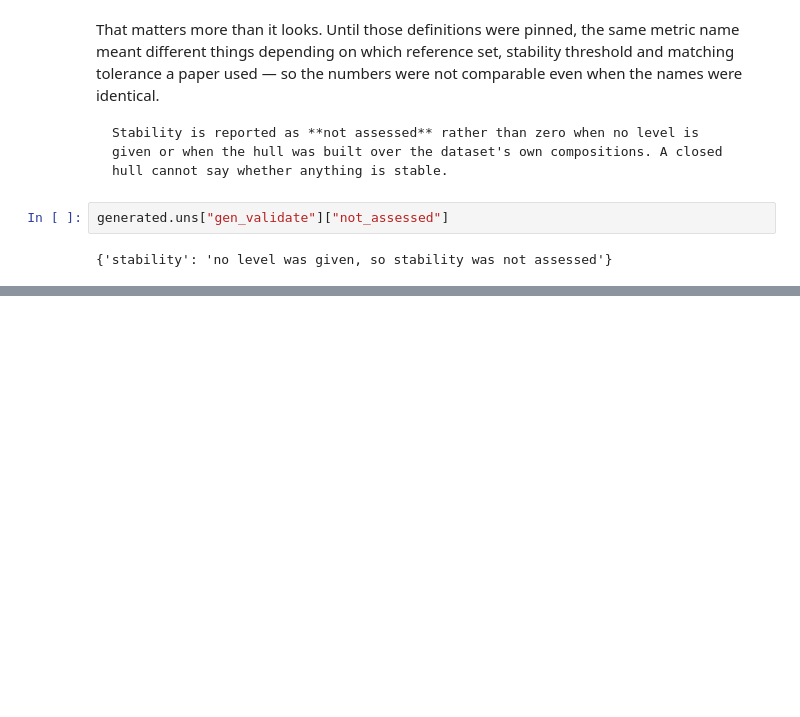
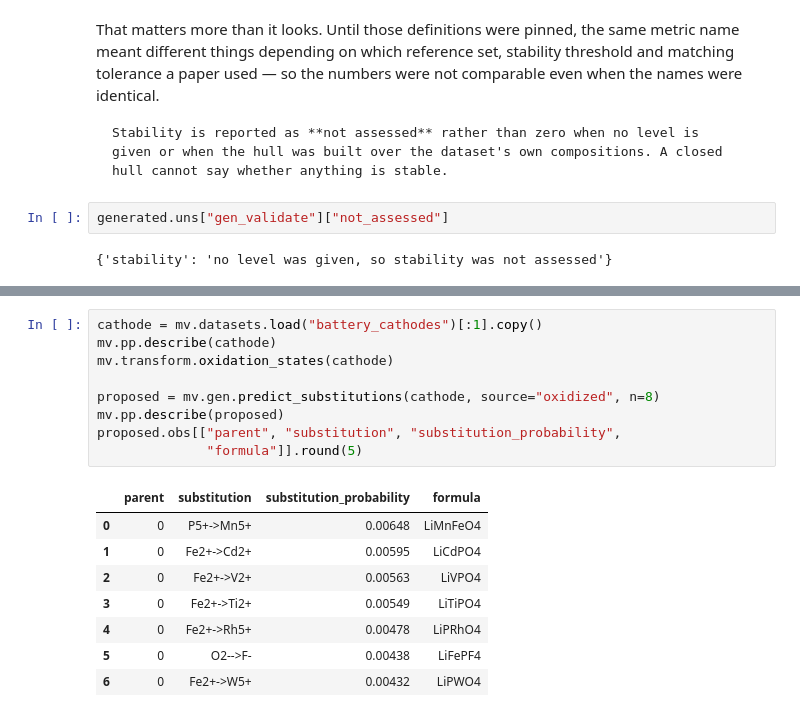
Before and after one commit to omicverse/matverse, a Jupyter notebook: matverse_guide/docs/tutorials/beyond_one_number.ipynb, the cells around one changed output, grey strips where cells are left out. Saved outputs shown, nothing was run; the diff lists cells and outputs as text; blank space fills up the shorter version.

```diff
--- a/matverse_guide/docs/tutorials/beyond_one_number.ipynb
+++ b/matverse_guide/docs/tutorials/beyond_one_number.ipynb
@@ -777,0 +783,18 @@ predicting what you have not computed, and choosing what to compute next.
+# %%
+cathode = mv.datasets.load("battery_cathodes")[:1].copy()
+mv.pp.describe(cathode)
+mv.transform.oxidation_states(cathode)
+
+proposed = mv.gen.predict_substitutions(cathode, source="oxidized", n=8)
+mv.pp.describe(proposed)
+proposed.obs[["parent", "substitution", "substitution_probability",
+              "formula"]].round(5)
+# %% [output]
+|  | parent | substitution | substitution_probability | formula |
+| 0 | 0 | P5+->Mn5+ | 0.00648 | LiMnFeO4 |
+| 1 | 0 | Fe2+->Cd2+ | 0.00595 | LiCdPO4 |
+| 2 | 0 | Fe2+->V2+ | 0.00563 | LiVPO4 |
+| 3 | 0 | Fe2+->Ti2+ | 0.00549 | LiTiPO4 |
+| 4 | 0 | Fe2+->Rh5+ | 0.00478 | LiPRhO4 |
+| 5 | 0 | O2-->F- | 0.00438 | LiFePF4 |
+| 6 | 0 | Fe2+->W5+ | 0.00432 | LiPWO4 |
```
Also changed, not shown: parts of 7 cells of this notebook, 11 other files.
